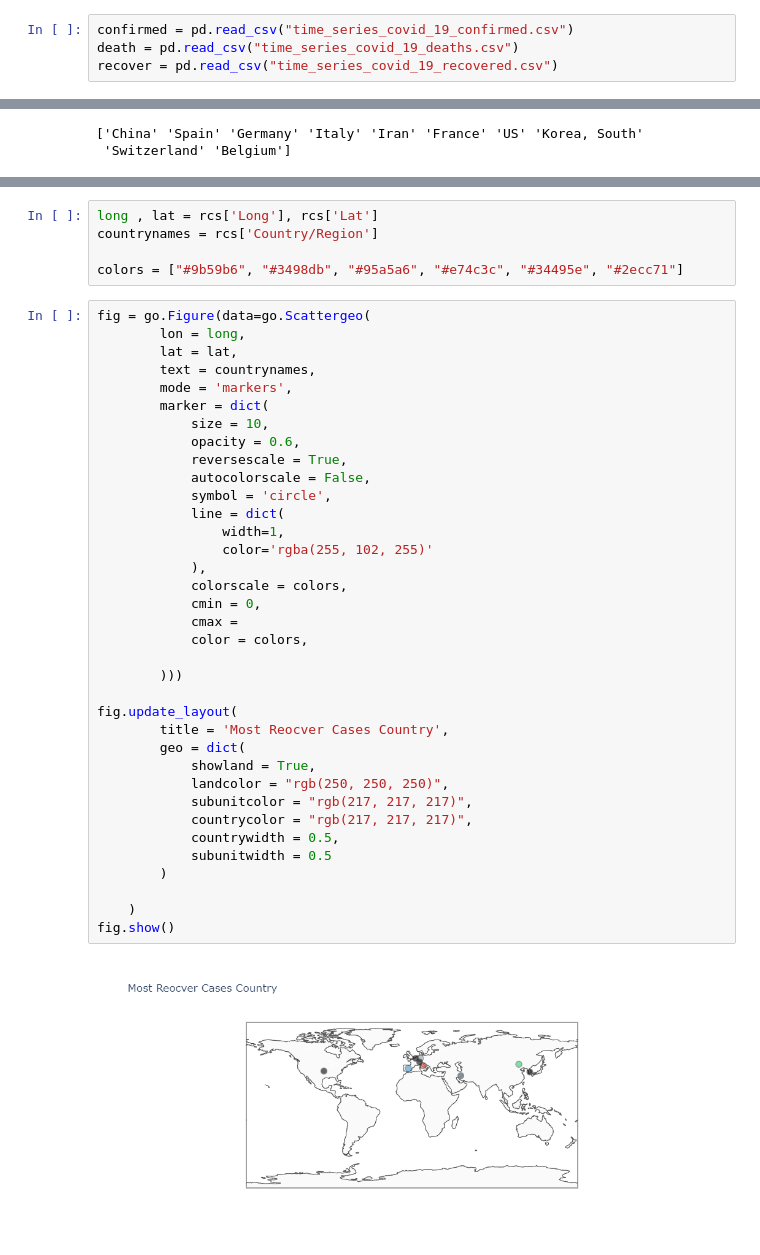
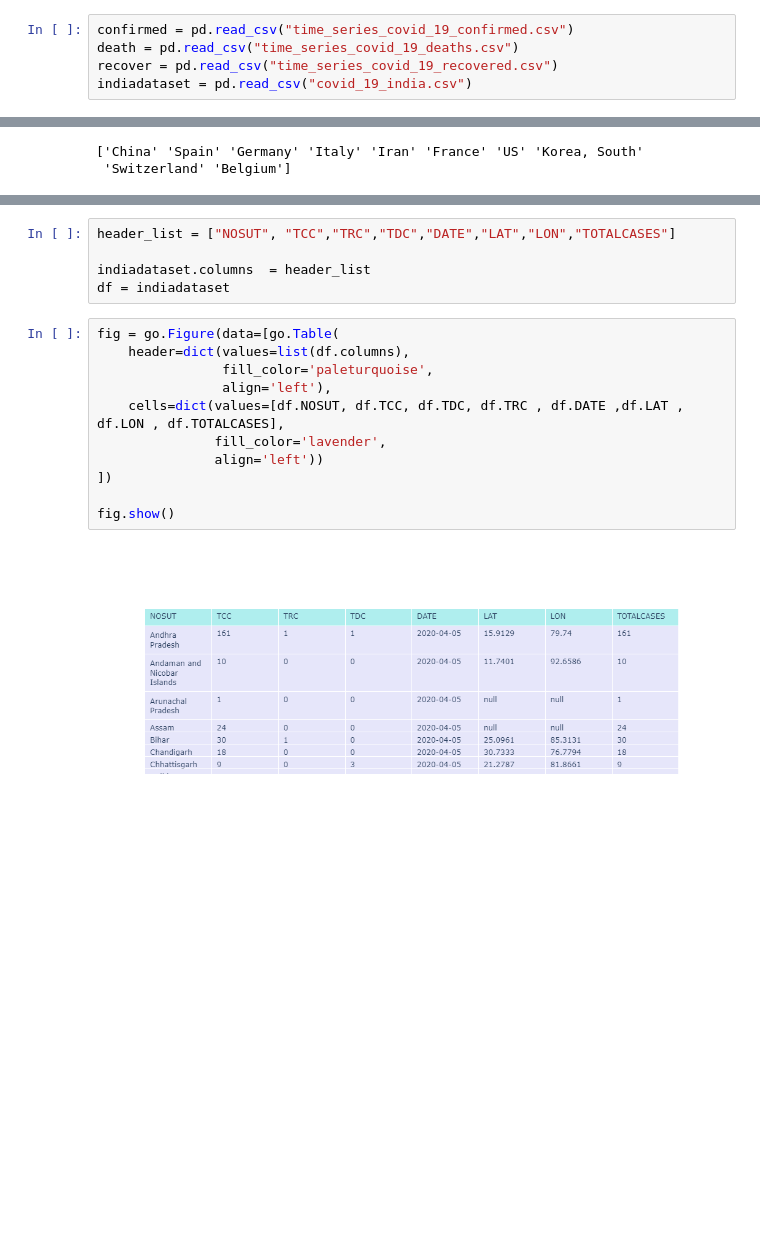
Before and after one commit to abhishekdana1999/COVIDANALYSIS-PYTHON, a Jupyter notebook: COVID ANALYSIS.ipynb, the cells around one changed output, grey strips where cells are left out. Saved outputs shown, nothing was run; the diff lists cells and outputs as text; blank space fills up the shorter version.

```diff
--- a/COVID ANALYSIS.ipynb
+++ b/COVID ANALYSIS.ipynb
@@ -25,6 +27,7 @@ class style:
 confirmed = pd.read_csv("time_series_covid_19_confirmed.csv")
 death = pd.read_csv("time_series_covid_19_deaths.csv")
 recover = pd.read_csv("time_series_covid_19_recovered.csv")
+indiadataset = pd.read_csv("covid_19_india.csv")
 # %%
 confirm_last_date=confirmed.columns[confirmed.columns.size-1]
 print(confirm_last_date)
@@ -295,43 +214,18 @@ fig.show()
-# %%
-long , lat = rcs['Long'], rcs['Lat']
-countrynames = rcs['Country/Region']
-
-colors = ["#9b59b6", "#3498db", "#95a5a6", "#e74c3c", "#34495e", "#2ecc71"]
-# %%
-fig = go.Figure(data=go.Scattergeo(
-        lon = long,
-        lat = lat,
-        text = countrynames,
-        mode = 'markers',
-        marker = dict(
-            size = 10,
-            opacity = 0.6,
-            reversescale = True,
-            autocolorscale = False,
-            symbol = 'circle',
-            line = dict(
-                width=1,
-                color='rgba(255, 102, 255)'
-            ),
-            colorscale = colors,
-            cmin = 0,
-            cmax =
-            color = colors,
-
-        )))
-
-fig.update_layout(
-        title = 'Most Reocver Cases Country',
-        geo = dict(
-            showland = True,
-            landcolor = "rgb(250, 250, 250)",
-            subunitcolor = "rgb(217, 217, 217)",
-            countrycolor = "rgb(217, 217, 217)",
-            countrywidth = 0.5,
-            subunitwidth = 0.5
-        )
-
-    )
-fig.show()
-# %% [output]
-[figure, removed]
+# %%
+header_list = ["NOSUT", "TCC","TRC","TDC","DATE","LAT","LON","TOTALCASES"]
+
+indiadataset.columns  = header_list
+df = indiadataset
+# %%
+fig = go.Figure(data=[go.Table(
+    header=dict(values=list(df.columns),
+                fill_color='paleturquoise',
+                align='left'),
+    cells=dict(values=[df.NOSUT, df.TCC, df.TDC, df.TRC , df.DATE ,df.LAT , df.LON , df.TOTALCASES],
+               fill_color='lavender',
+               align='left'))
+])
+
+fig.show()
+# %% [output]
+[figure, added]
```
Also changed, not shown: parts of 12 cells of this notebook, 1 other file.
